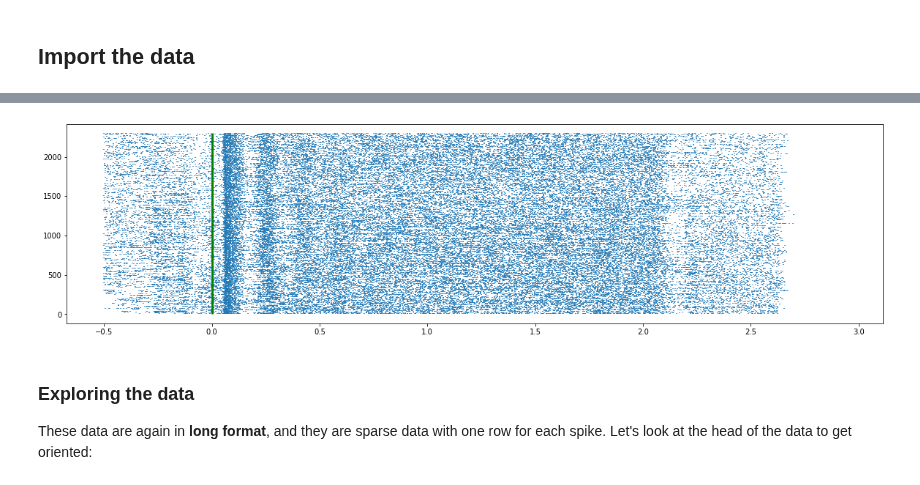
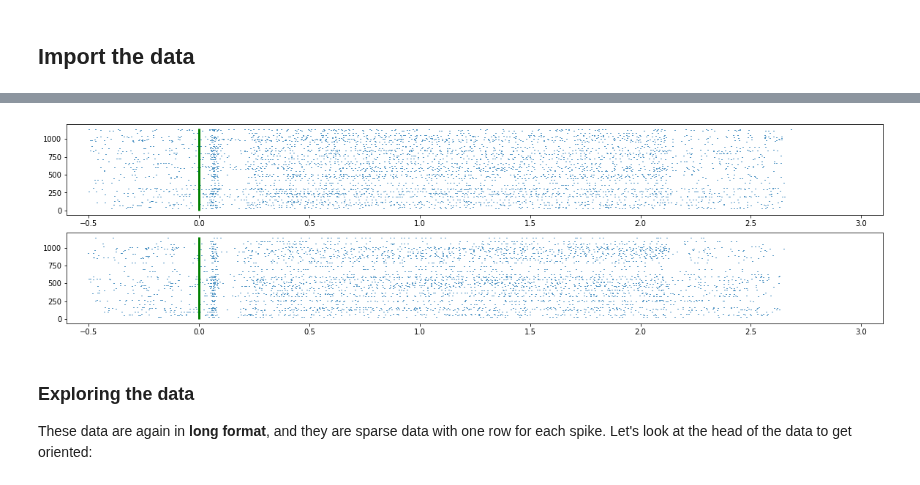
Before and after one commit to MiladQolami/Neural-Data-Analysis, a Jupyter notebook: SpikingVariablity/pandas_multielec.ipynb, the cells around one changed output, grey strips where cells are left out. Drawn from its saved outputs; the diff is of its cells as text; code cells hidden in the pictures.

```diff
--- a/SpikingVariablity/pandas_multielec.ipynb
+++ b/SpikingVariablity/pandas_multielec.ipynb
@@ -60,14 +32,26 @@ first_trial = df[df.trial == 0]
-# %%
-from pandas.core.groupby.groupby import T
-trial_num = len(df.trial.unique())
-spike_times = []
-for i in range(trial_num):
-  spike_time = df[df.trial == i].time.values
-  spike_times.append(spike_time)
-
-fig,ax = plt.subplots()
-ax.eventplot(spike_times)
-ax.vlines(0,0,trial_num,color = 'g',linewidth = 3)
-plt.show()
-# %% [output]
-[figure, removed]
+# %%
+trial_num = len(df.trial.unique())
+
+df_4 = df[df.channel==42]
+trial_num_0 = len(df_4[df_4.orientation == 0].trial.unique())
+trial_num_90 = len(df_4[df_4.orientation == 90].trial.unique())
+spike_times_0 = []
+
+for i in range(trial_num_0):
+  spike_time = df_4[(df_4.trial == i) & (df_4.orientation == 0)].time.values
+  spike_times_0.append(spike_time)
+
+spike_times_90 = []
+for i in range(trial_num_90):
+  spike_time = df_4[(df_4.trial == i) & (df_4.orientation == 90)].time.values
+  spike_times_90.append(spike_time)
+
+fig,ax = plt.subplots(2,1)
+ax[0].eventplot(spike_times_0)
+ax[1].eventplot(spike_times_90)
+ax[0].vlines(0,0,trial_num_0,color = 'g',linewidth = 3)
+ax[1].vlines(0,0,trial_num_90,color = 'g',linewidth = 3)
+plt.setp(ax,xlim = [-.5 - .1,3 + .1])
+plt.show()
+# %% [output]
+[figure, added]
```
Also changed, not shown: parts of 3 cells of this notebook.
